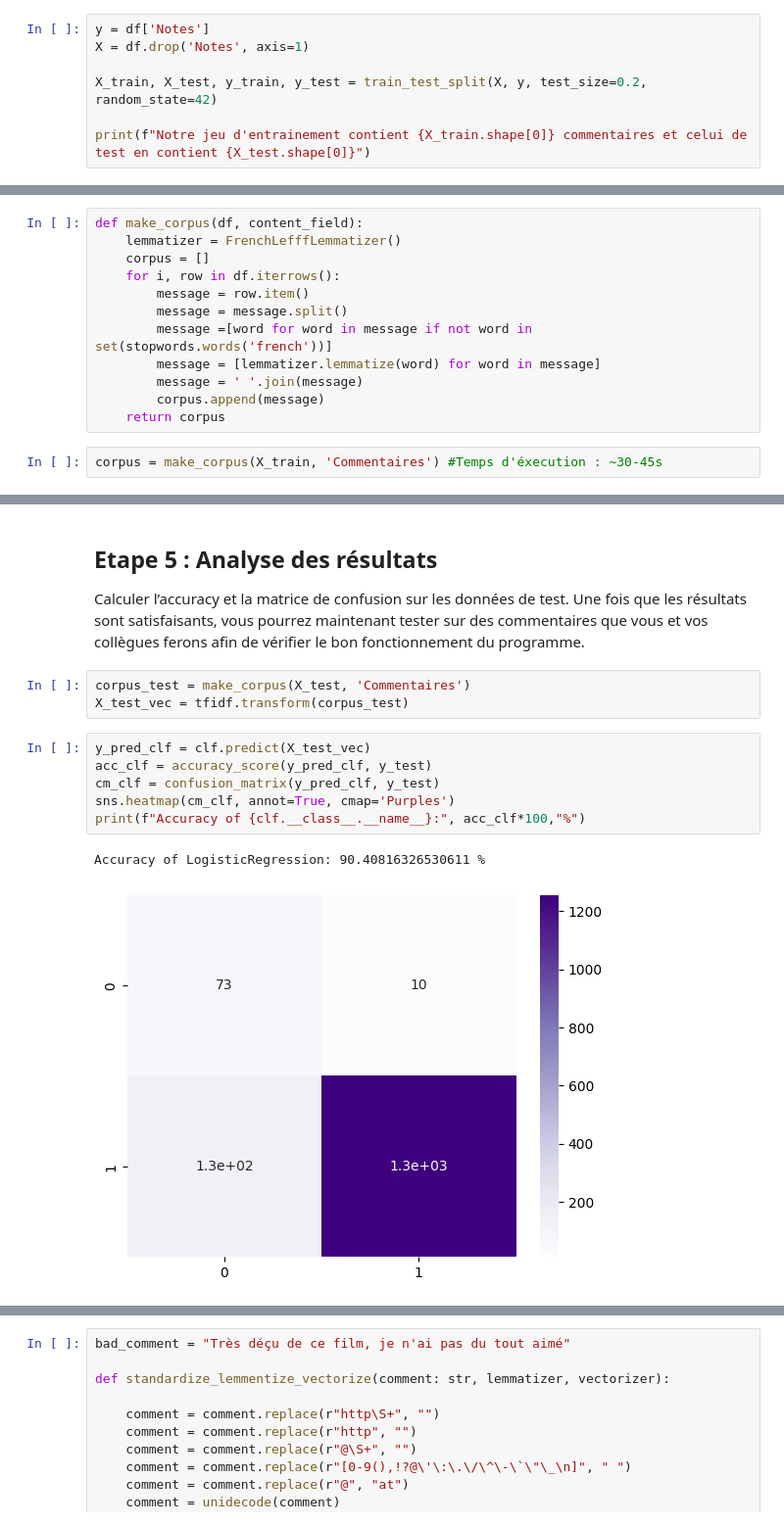
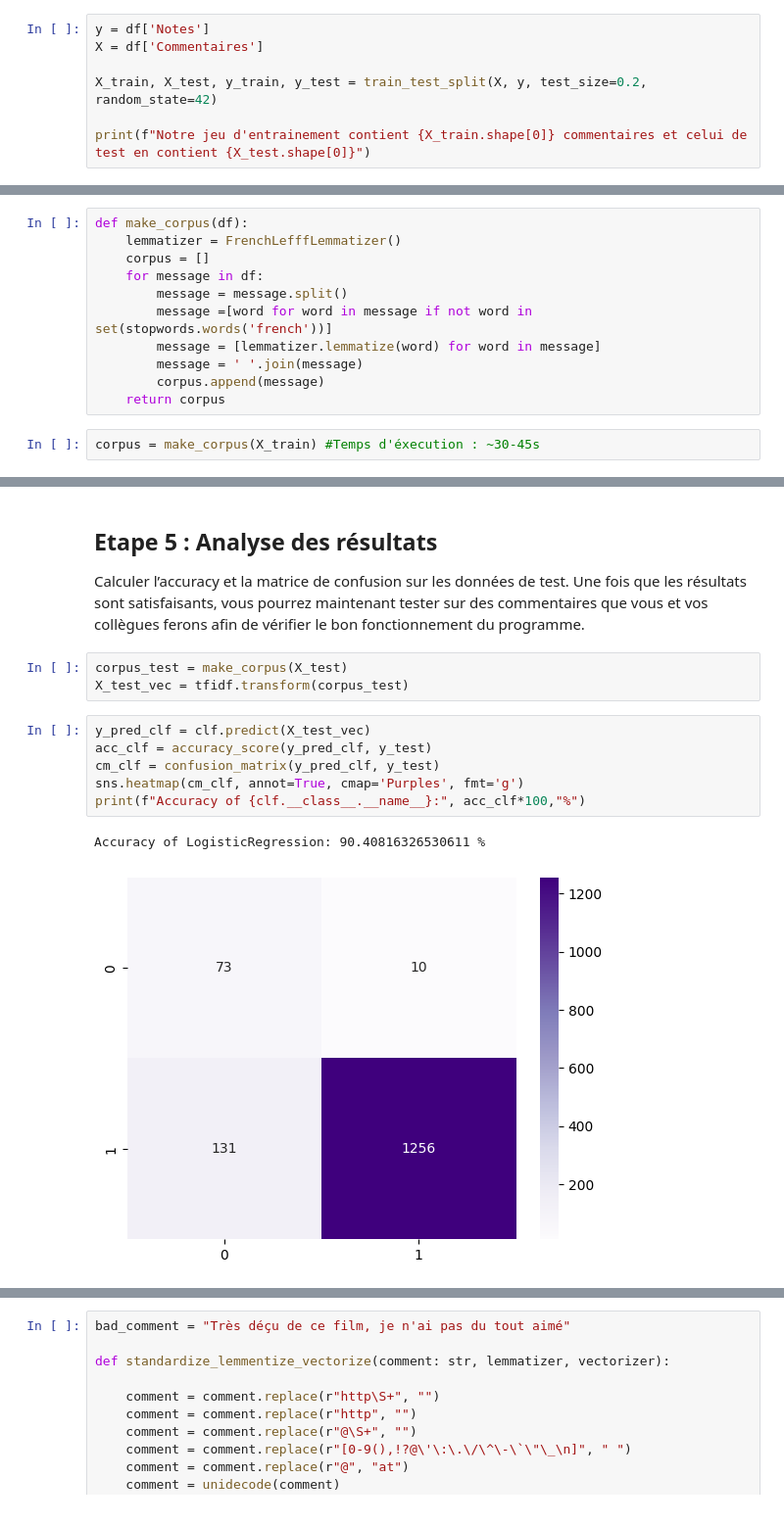
Before and after one commit to basileguerin/Brief_NLP, a Jupyter notebook: Brief_NLP.ipynb, the cells around one changed output, grey strips where cells are left out. Shown: that part at 98% size. Saved outputs shown, nothing was run; the diff lists cells and outputs as text.

Commit message:
NoteBook v1 OK

```diff
--- a/Brief_NLP.ipynb
+++ b/Brief_NLP.ipynb
@@ -140,7 +140,7 @@ df.head()
 Les prochaines étapes de préparation ne doivent s'appliquer qu'au jeu d'entraînement, il nous faut garder un jeu de test intact.
 # %%
 y = df['Notes']
-X = df.drop('Notes', axis=1)
+X = df['Commentaires']
 
 X_train, X_test, y_train, y_test = train_test_split(X, y, test_size=0.2, random_state=42)
 
@@ -164,11 +164,10 @@ Voici la liste des stopwords de la langue française : ['au', 'aux', 'avec', 'ce
 # %% [markdown]
 On définit note fonction créer notre corpus :
 # %%
-def make_corpus(df, content_field):
+def make_corpus(df):
     lemmatizer = FrenchLefffLemmatizer()
     corpus = []
-    for i, row in df.iterrows():
-        message = row.item()
+    for message in df:
         message = message.split()
         message =[word for word in message if not word in set(stopwords.words('french'))]
         message = [lemmatizer.lemmatize(word) for word in message]
@@ -176,7 +175,7 @@ def make_corpus(df, content_field):
         corpus.append(message)
     return corpus
 # %%
-corpus = make_corpus(X_train, 'Commentaires') #Temps d'éxecution : ~30-45s
+corpus = make_corpus(X_train) #Temps d'éxecution : ~30-45s
 # %%
 print(f"Quelques exemple de commentaires filtrés à l'essentiel : \n\n{corpus[456]}\n\n{corpus[1456]}\n\n{corpus[25]}\n\n{corpus[3569]}")
 # %% [output]
@@ -239,15 +238,15 @@ LogisticRegression(random_state=42)
 
 Calculer l’accuracy et la matrice de confusion sur les données de test. Une fois que les résultats sont satisfaisants, vous pourrez maintenant tester sur des commentaires que vous et vos collègues ferons afin de vérifier le bon fonctionnement du programme.
 # %%
-corpus_test = make_corpus(X_test, 'Commentaires')
+corpus_test = make_corpus(X_test)
 X_test_vec = tfidf.transform(corpus_test)
 # %%
 y_pred_clf = clf.predict(X_test_vec)
 acc_clf = accuracy_score(y_pred_clf, y_test)
 cm_clf = confusion_matrix(y_pred_clf, y_test)
-sns.heatmap(cm_clf, annot=True, cmap='Purples')
+sns.heatmap(cm_clf, annot=True, cmap='Purples', fmt='g')
 print(f"Accuracy of {clf.__class__.__name__}:", acc_clf*100,"%")
 # %% [output]
 Accuracy of LogisticRegression: 90.40816326530611 %
-[figure, old version]
+[figure, new version]
 # %% [markdown]
```
Also changed, not shown: parts of 27 cells of this notebook, 3 other files.
